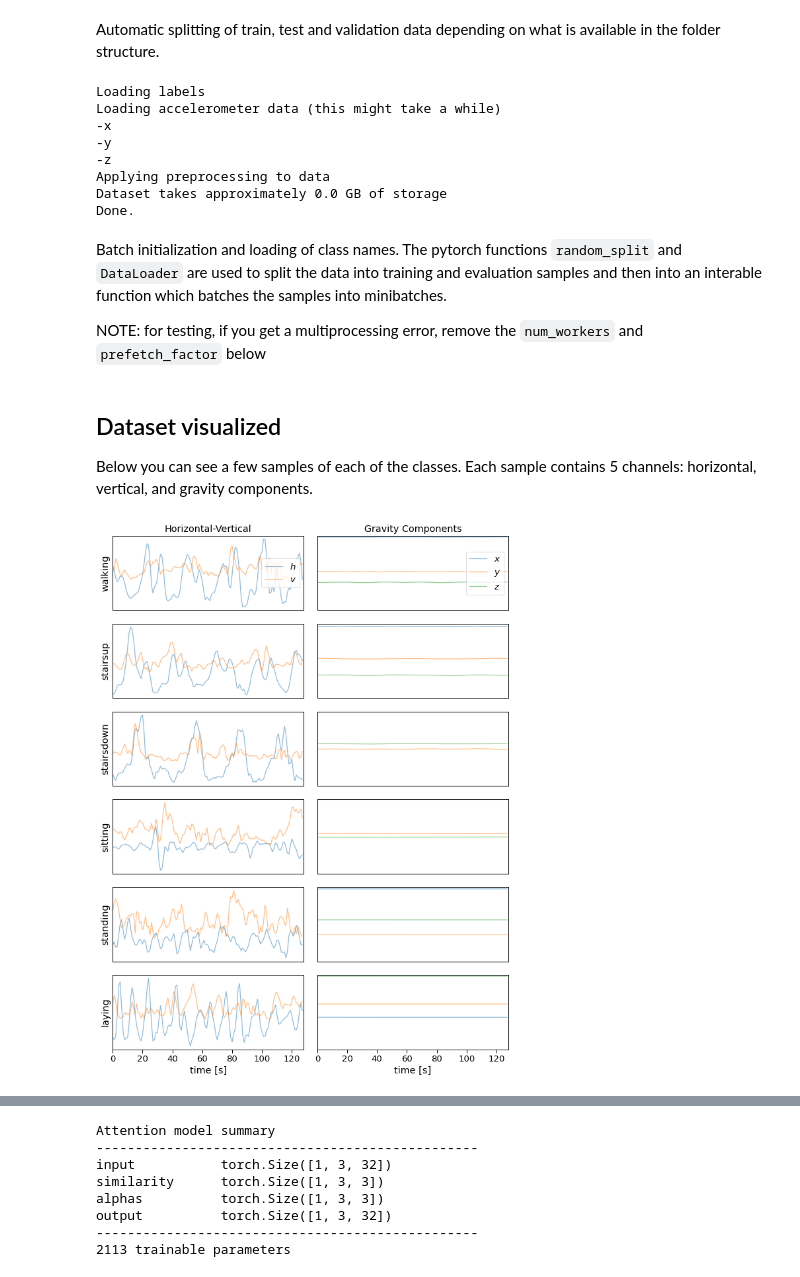
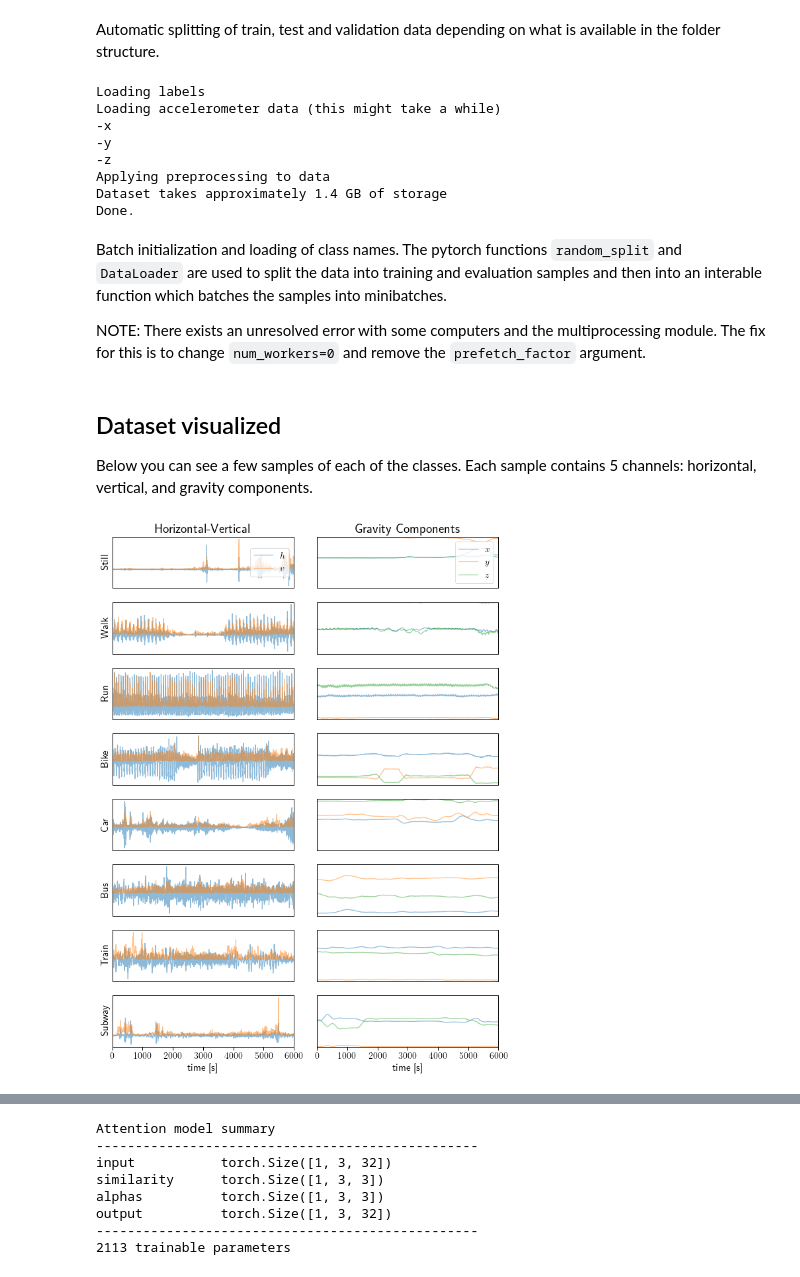
Before and after one commit to suselab/Activity2Class, a Jupyter notebook: src/activity2class.ipynb, the cells around one changed output, grey strips where cells are left out. Cells and saved outputs as stored; diff of their text form; code cells hidden in the pictures.

Commit message:
updated plotting code

```diff
--- a/src/activity2class.ipynb
+++ b/src/activity2class.ipynb
@@ -28,7 +28,11 @@ import matplotlib.pyplot as plt
 import seaborn as sns
 from tqdm import tqdm
 from scipy.ndimage import convolve
-sns.set_context("paper", font_scale=1.5)
+sns.set_context("paper", font_scale=1.6)
+plt.rcParams.update({
+    "text.usetex": True,
+    "font.family": "sans-serif",
+    "font.sans-serif": ['Computer Modern Roman']})
 # %% [markdown]
 The model and data used here require a GPU as the model has over 200,000 parameters and there are approximately 26,000 training samples. On AMD based GPUs, ROCm is supported by PyTorch [ROCm](https://rocmdocs.amd.com/en/latest/), this is a very recent development (currently in beta), and might cause some unknown issues. In our experimentation, the AMD Vega 64 gives 40% more speed during training.
 
@@ -55,11 +59,12 @@ Select wich dataset will be trained/tested or add a new one. The following param
 * `epochs` number of epochs during training, not used if `skip_train=True`
 # %%
 # choose the dataset and a suitable compression parameter L
-dataset_folder = "../datasets/UCI13_sample"
-L_factor = 1
+# dataset_folder = "../datasets/UCI13_sample"
+dataset_folder = "../datasets/SHL18/"
+L_factor = 5
 
 batch_size = 64
-epochs = 10
+epochs = 1
 if os.path.isdir(dataset_folder):
     print("dataset folder found")
 else:
@@ -98,7 +103,7 @@ A trained model is stored as `Model` and can be loaded if training is skipped
 # %%
 class DatasetLoader(Dataset):
     # Initialization of the class instance. In this case, all data is loaded and preprocessed
-    def __init__(self, directory, kernel_size=120, limit_samples=5000):
+    def __init__(self, directory, kernel_size=120, limit_samples=500000):
 
         # Loading all data: Acc_x, Acc_y, Acc_z, and labels
         print("Loading labels")#470572
@@ -225,12 +230,12 @@ Loading accelerometer data (this might take a while)
 -y
 -z
 Applying preprocessing to data
-Dataset takes approximately 0.0 GB of storage
+Dataset takes approximately 1.4 GB of storage
 Done.
 # %% [markdown]
 Batch initialization and loading of class names. The pytorch functions `random_split` and `DataLoader` are used to split the data into training and evaluation samples and then into an interable function which batches the samples into minibatches.
 
-NOTE: for testing, if you get a multiprocessing error, remove the `num_workers` and `prefetch_factor` below
+NOTE: There exists an unresolved error with some computers and the multiprocessing module. The fix for this is to change `num_workers=0` and remove the `prefetch_factor` argument.
 # %%
 if skip_train:
     testloader = DataLoader(dataset_test, batch_size=batch_size, shuffle=False, collate_fn=collate_fn, pin_memory=True, num_workers=12, prefetch_factor=2)
@@ -270,35 +275,35 @@ for fig_i in range(num_classes):
         if (int(label[0])==class_i):
             break
     axs[fig_i].plot(seqs.permute([1,0])[:,0:2], alpha=0.5)
     axs[fig_i+num_classes].plot(seqs.permute([1,0])[:,2:5], alpha=0.5)
     axs[fig_i+num_classes].set_ylim([-1,1])
     axs[fig_i].set_xlim([0,seqs.shape[1]])
     axs[fig_i+num_classes].set_xlim([0,seqs.shape[1]])
 
     axs[fig_i].set_yticks([])
     axs[fig_i+num_classes].set_yticks([])
     if (fig_i<num_classes):
         axs[fig_i].set_ylabel(class_names[fig_i])
     if (fig_i==0):
-        axs[fig_i].set_title("Horizontal-Vertical")
-        axs[fig_i+num_classes].set_title("Gravity Components")
+        axs[fig_i].set_title("Horizontal-Vertical", fontsize=20)
+        axs[fig_i+num_classes].set_title("Gravity Components", fontsize=20)
         axs[fig_i].legend(["$h$","$v$"],loc=5)
         axs[fig_i+num_classes].legend(["$x$","$y$","$z$"],loc=5)
     if (fig_i!=num_classes-1):
         axs[fig_i].set_xticks([])
         axs[fig_i+num_classes].set_xticks([])
     else:
         axs[fig_i].set_xlabel("time [s]")
         #axs[fig_i].set_xticks(np.arange(7000, step=1000))
         #axs[fig_i].set_xticklabels(np.arange(70, step=10))
         axs[fig_i+num_classes].set_xlabel("time [s]")
         #axs[fig_i+num_classes].set_xticks(np.arange(7000, step=1000))
         #axs[fig_i+num_classes].set_xticklabels(np.arange(70, step=10))
 
 plt.tight_layout()
 plt.savefig("../figures/sequences_figure.pdf")
 plt.show()
 # %% [output]
-[figure, old version]
+[figure, new version]
 # %% [markdown]
 ## The Model
```
Also changed, not shown: parts of 10 cells of this notebook, 10 other files.
